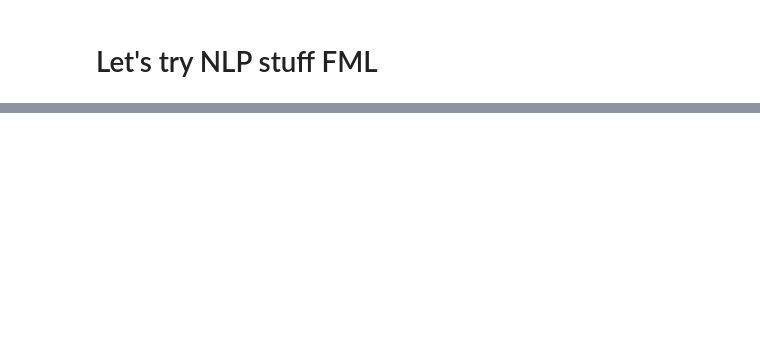
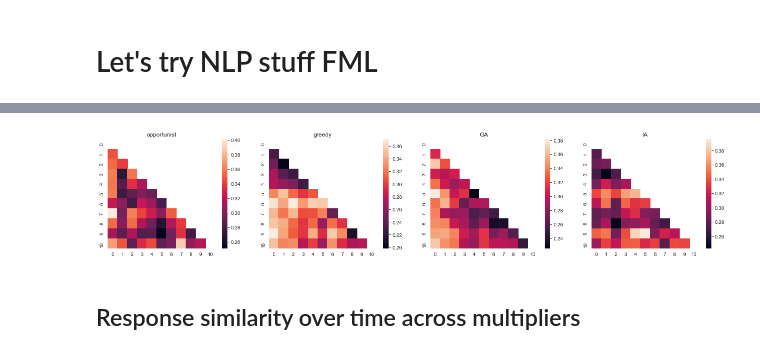
Before and after one commit to brandonDormes/HMTG_possibilities, a Jupyter notebook: analysis/Experiment_1/pilot_analysis.ipynb, the cells around one changed output, grey strips where cells are left out. Cells and saved outputs as stored; diff of their text form; code cells hidden in the pictures; blank space fills up the shorter version.

```diff
--- a/analysis/Experiment_1/pilot_analysis.ipynb
+++ b/analysis/Experiment_1/pilot_analysis.ipynb
@@ -143,0 +142,41 @@ NameError: name 'embed' is not defined
+# %%
+
+for item in across:
+    temp = {}
+    for bb in tqdm(dat[item].unique()):
+        subs = dat.loc[(dat[item] == bb) & (dat.probe_trl == True)]
+        probe_embeddings = []
+        for p in range(int(subs.probe_num.max())):
+            e0 = embed(subs.loc[subs.probe_num == p].reason.values.tolist())
+            probe_embeddings.append(e0.numpy().mean(axis=0)) # average embedding of p_th probe across subjects viewing the same trustee
+        temp[bb] = probe_embeddings
+# %%
+sims = pd.DataFrame(columns=range(int(dat.probe_num.max())))
+sims['p2_strategy'] = ''
+
+
+for p2id, strat in p2s.items():
+    probe_embeddings = temp[p2id]
+    xx = pd.DataFrame(index=range(len(probe_embeddings)), columns=range(len(probe_embeddings)))
+    for tt in range(len(probe_embeddings)):
+        for ii in range(len(probe_embeddings)):
+            xx.at[tt, ii] =  np.linalg.norm(probe_embeddings[tt] - probe_embeddings[ii])
+
+    for col in xx.columns:
+        xx[col] = xx[col].astype(float) # not sure why seaborn makes me do this
+
+    xx['p2_strategy'] = strat
+    sims = sims.append(xx)
+# %%
+
+fig, ax = plt.subplots(figsize=(22,4), nrows=1, ncols=4)
+for ii, strat  in enumerate(p2s.values()):
+    yy = sims.loc[sims.p2_strategy == strat].drop('p2_strategy', axis=1)
+    mask = np.zeros_like(yy.to_numpy(dtype='float64'))
+    mask[np.triu_indices_from(mask)] = True
+    sns.heatmap(yy, ax=ax[ii], mask=mask)
+    ax[ii].set_title(strat)
+# %% [output]
+[figure, added]
+# %% [markdown]
+## Response similarity over time across multipliers
```
Also changed, not shown: parts of 40 cells of this notebook.
